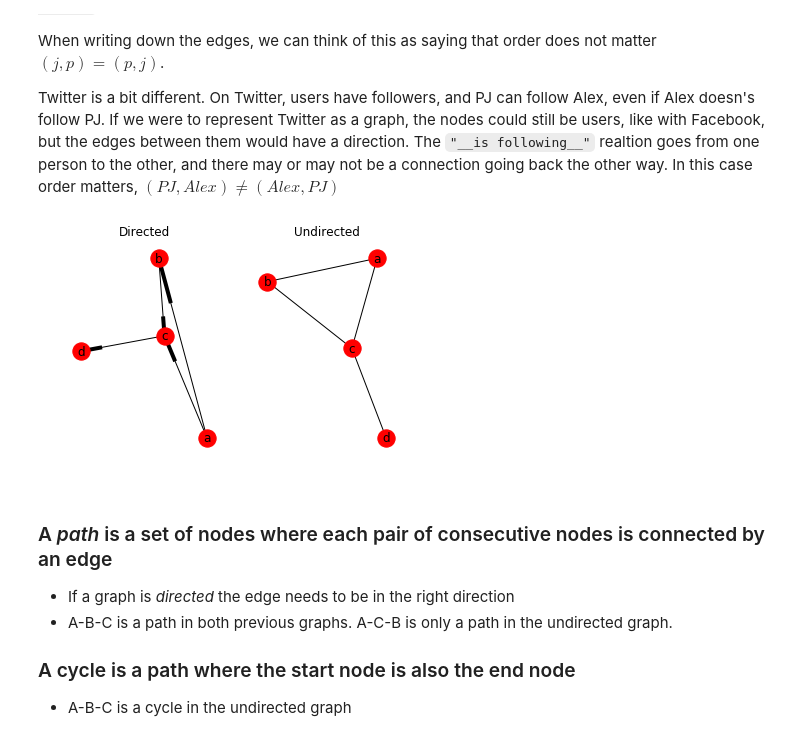
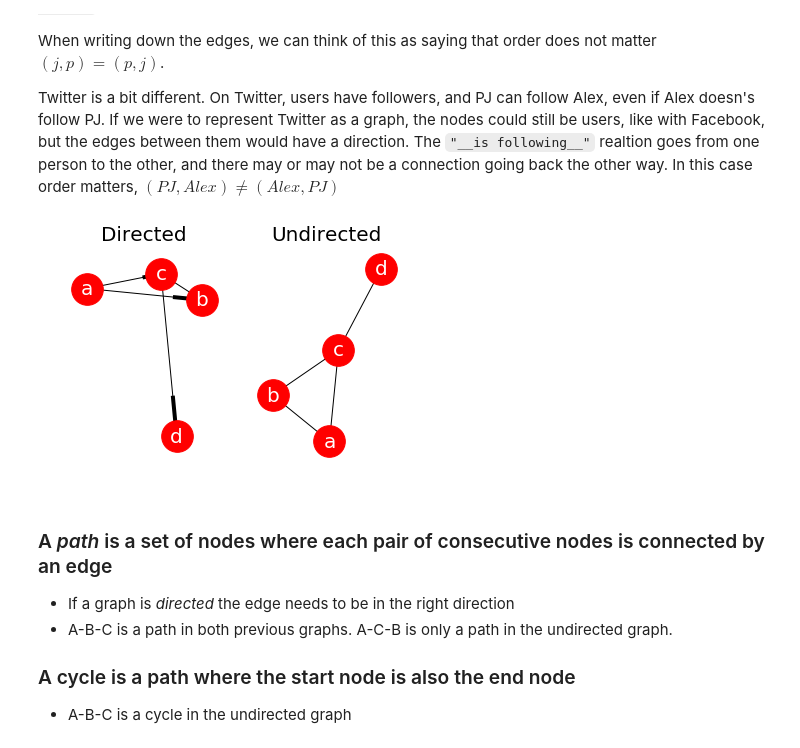
Before and after one commit to nickrobinson251/Networks, a Jupyter notebook: 0-IntroductionToGraphs.ipynb, the cells around one changed output. Saved outputs shown, nothing was run; the diff lists cells and outputs as text; code cells hidden in the pictures.

```diff
--- a/0-IntroductionToGraphs.ipynb
+++ b/0-IntroductionToGraphs.ipynb
@@ -6,8 +6,13 @@ Based on slides from Cecilia Mascolo's lectures for the Cambridge University Com
 import matplotlib.pyplot as plt # required for plotting graphs
 import networkx as nx # main graph library
 from utils import show_graph # helper function for pretty plotting
+
 # show graphs in the notebook
 %matplotlib inline
+
+styles = dict(font_color='white',
+              font_size=20,
+              node_size=1000)
 # %% [markdown]
 ## An quick introduction to graphs
 - A _graph_ $G$ is a tuple $(V, E)$ of a set of nodes (also called vertices) and edges. An edge in $E$ connects two nodes in $V$
@@ -35,18 +40,23 @@ Twitter is a bit different. On Twitter, users have followers, and PJ can follow
 # %%
 G = nx.DiGraph()
 G.add_path(['a', 'b'])
 G.add_path(['a', 'c'])
 G.add_path(['b', 'c'])
 G.add_path(['c', 'd'])
 
 fig, ax = plt.subplots(ncols=2)
-nx.draw_networkx(G, ax=ax[0])
-ax[0].set_title('Directed')
-nx.draw_networkx(G.to_undirected(), ax=ax[1])
-ax[1].set_title('Undirected')
-show_graph(ax=ax)
+
+ax[0].set_title('Directed', size=20)
+nx.draw_networkx(G, ax=ax[0],
+                 **styles)
+
+ax[1].set_title('Undirected', size=20)
+nx.draw_networkx(G.to_undirected(), ax=ax[1],
+                **styles)
+
+show_graph(axes=ax)
 # %% [output]
-[figure, old version]
+[figure, new version]
 # %% [markdown]
 ### A _path_ is a set of nodes where each pair of consecutive nodes is connected by an edge
 - If	a	graph	is	_directed_	the	edge	needs	to	be	in	the	right	direction
```
Also changed, not shown: parts of 10 cells of this notebook.
